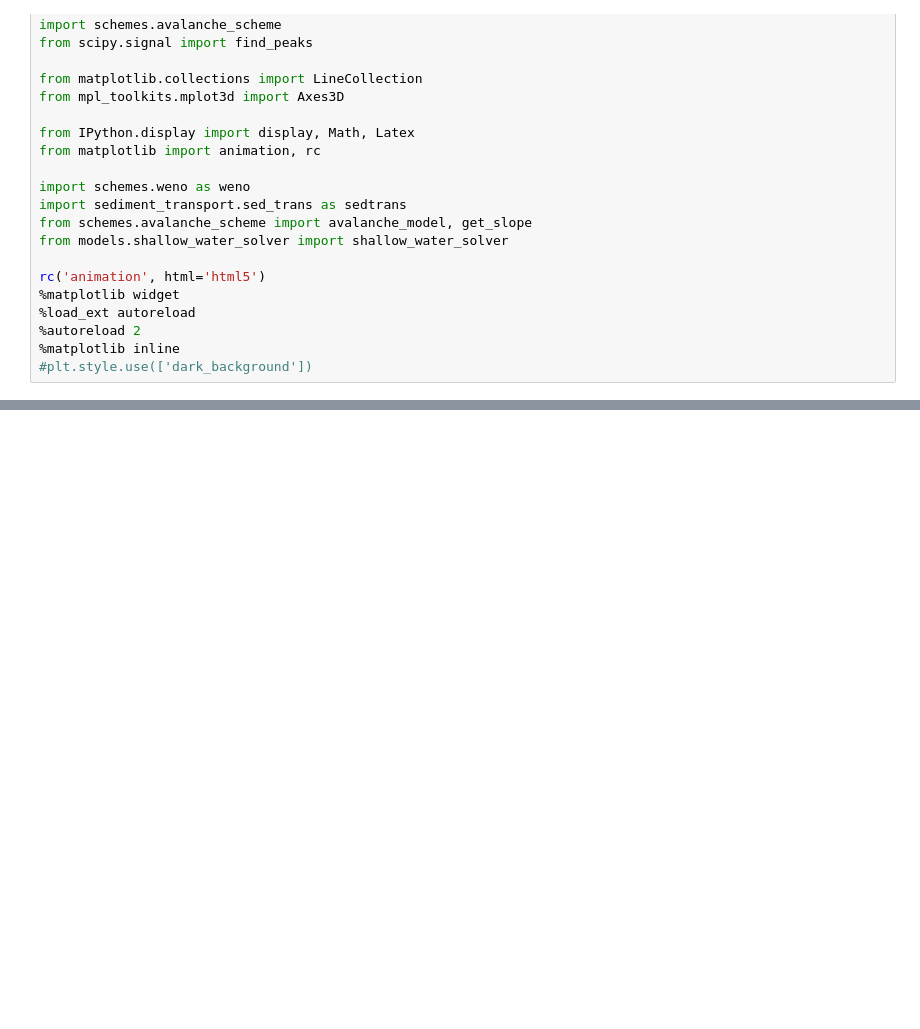
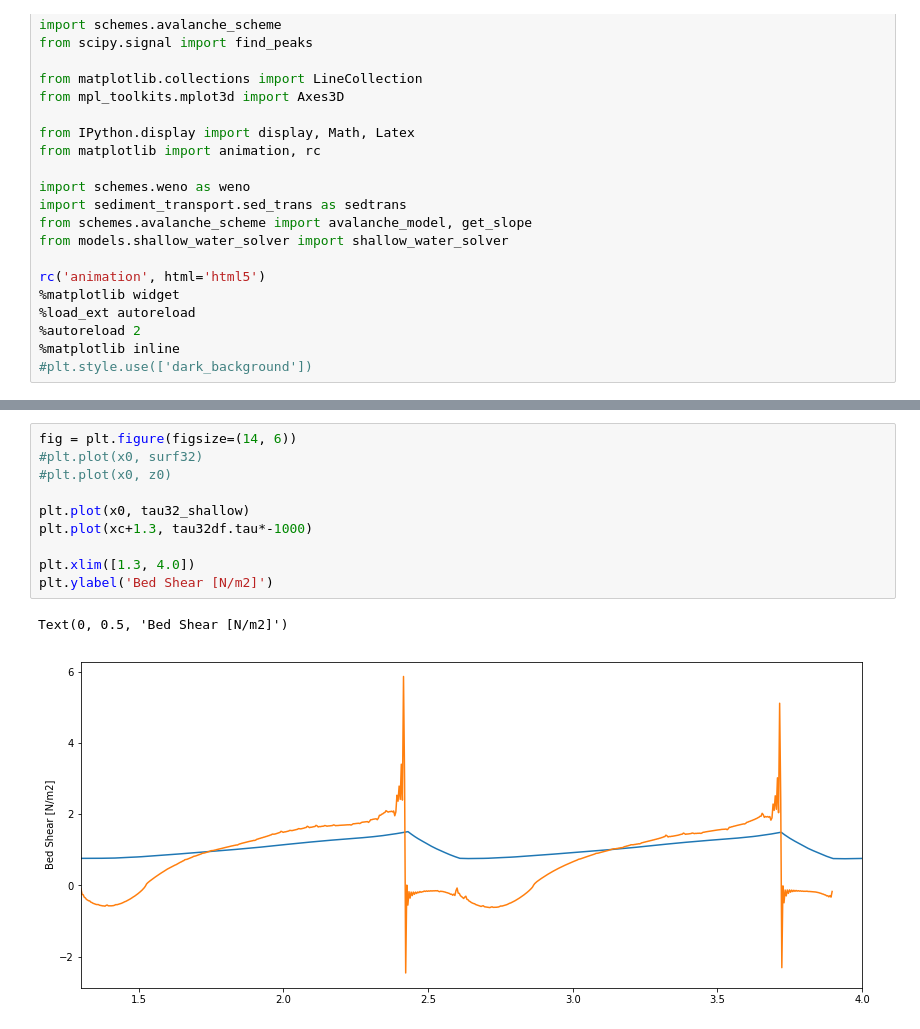
Before and after one commit to plgrover/pymorph, a Jupyter notebook: notebooks/Paper_3/2019-05-24_3D_Calibration.ipynb, the cells around one changed output, grey strips where cells are left out. Drawn from its saved outputs; the diff is of its cells as text; blank space fills up the shorter version.

```diff
--- a/notebooks/Paper_3/2019-05-24_3D_Calibration.ipynb
+++ b/notebooks/Paper_3/2019-05-24_3D_Calibration.ipynb
@@ -61,0 +185,13 @@ plt.legend()
+# %%
+fig = plt.figure(figsize=(14, 6))
+#plt.plot(x0, surf32)
+#plt.plot(x0, z0)
+
+plt.plot(x0, tau32_shallow)
+plt.plot(xc+1.3, tau32df.tau*-1000)
+
+plt.xlim([1.3, 4.0])
+plt.ylabel('Bed Shear [N/m2]')
+# %% [output]
+Text(0, 0.5, 'Bed Shear [N/m2]')
+[figure, added]
```
Also changed, not shown: parts of 19 cells of this notebook, 6 other files.
